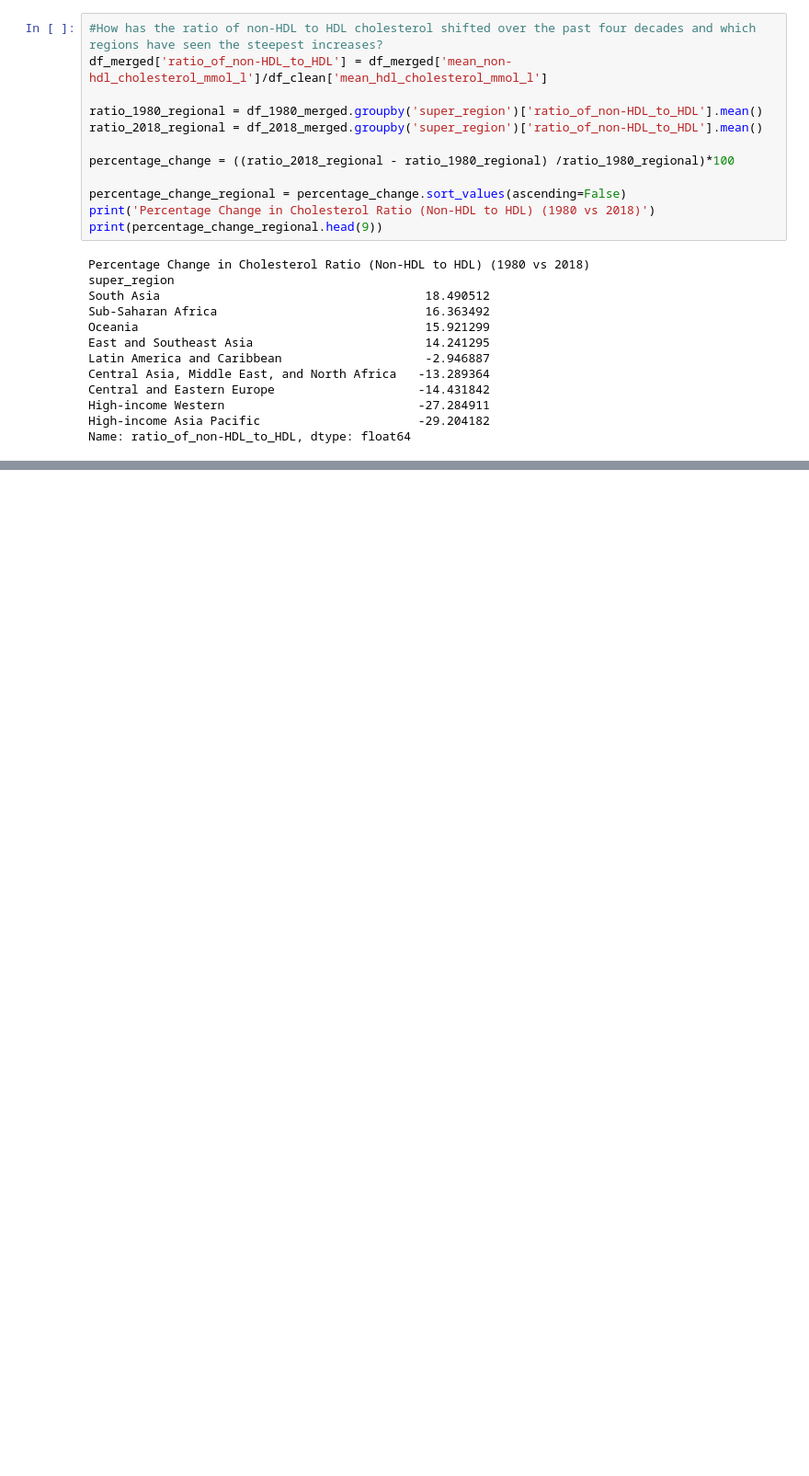
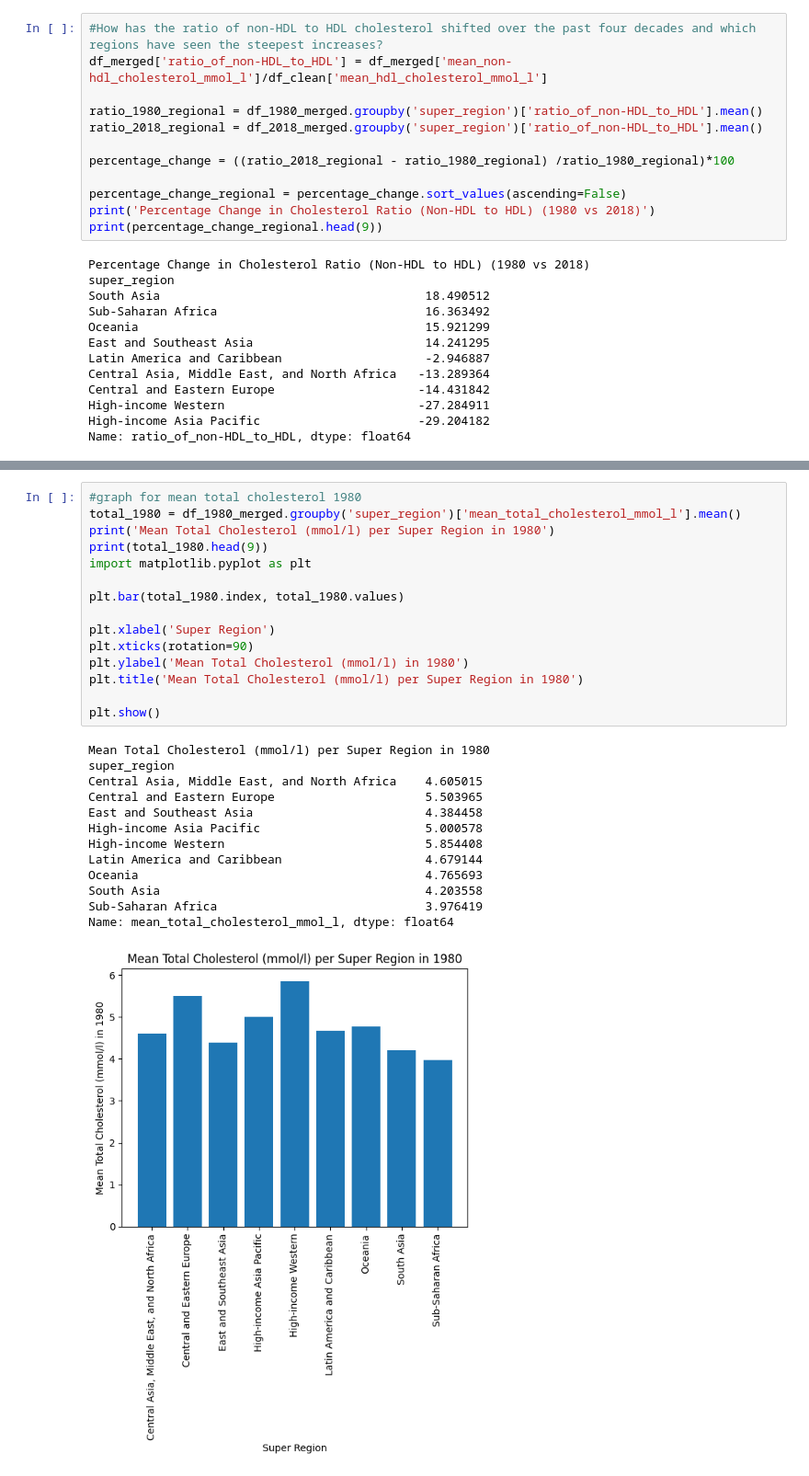
Before and after one commit to ariafcode/dsrp, a Jupyter notebook: dsrp.ipynb, the cells around one changed output, grey strips where cells are left out. Shown at 92% size. Drawn from its saved outputs; the diff is of its cells as text; blank space fills up the shorter version.

```diff
--- a/dsrp.ipynb
+++ b/dsrp.ipynb
@@ -438,0 +439,29 @@ plt.show()
+# %%
+#graph for mean total cholesterol 1980
+total_1980 = df_1980_merged.groupby('super_region')['mean_total_cholesterol_mmol_l'].mean()
+print('Mean Total Cholesterol (mmol/l) per Super Region in 1980')
+print(total_1980.head(9))
+import matplotlib.pyplot as plt
+
+plt.bar(total_1980.index, total_1980.values)
+
+plt.xlabel('Super Region')
+plt.xticks(rotation=90)
+plt.ylabel('Mean Total Cholesterol (mmol/l) in 1980')
+plt.title('Mean Total Cholesterol (mmol/l) per Super Region in 1980')
+
+plt.show()
+# %% [output]
+Mean Total Cholesterol (mmol/l) per Super Region in 1980
+super_region
+Central Asia, Middle East, and North Africa    4.605015
+Central and Eastern Europe                     5.503965
+East and Southeast Asia                        4.384458
+High-income Asia Pacific                       5.000578
+High-income Western                            5.854408
+Latin America and Caribbean                    4.679144
+Oceania                                        4.765693
+South Asia                                     4.203558
+Sub-Saharan Africa                             3.976419
+Name: mean_total_cholesterol_mmol_l, dtype: float64
+[figure, added]
```
Also changed, not shown: parts of 2 cells of this notebook.
